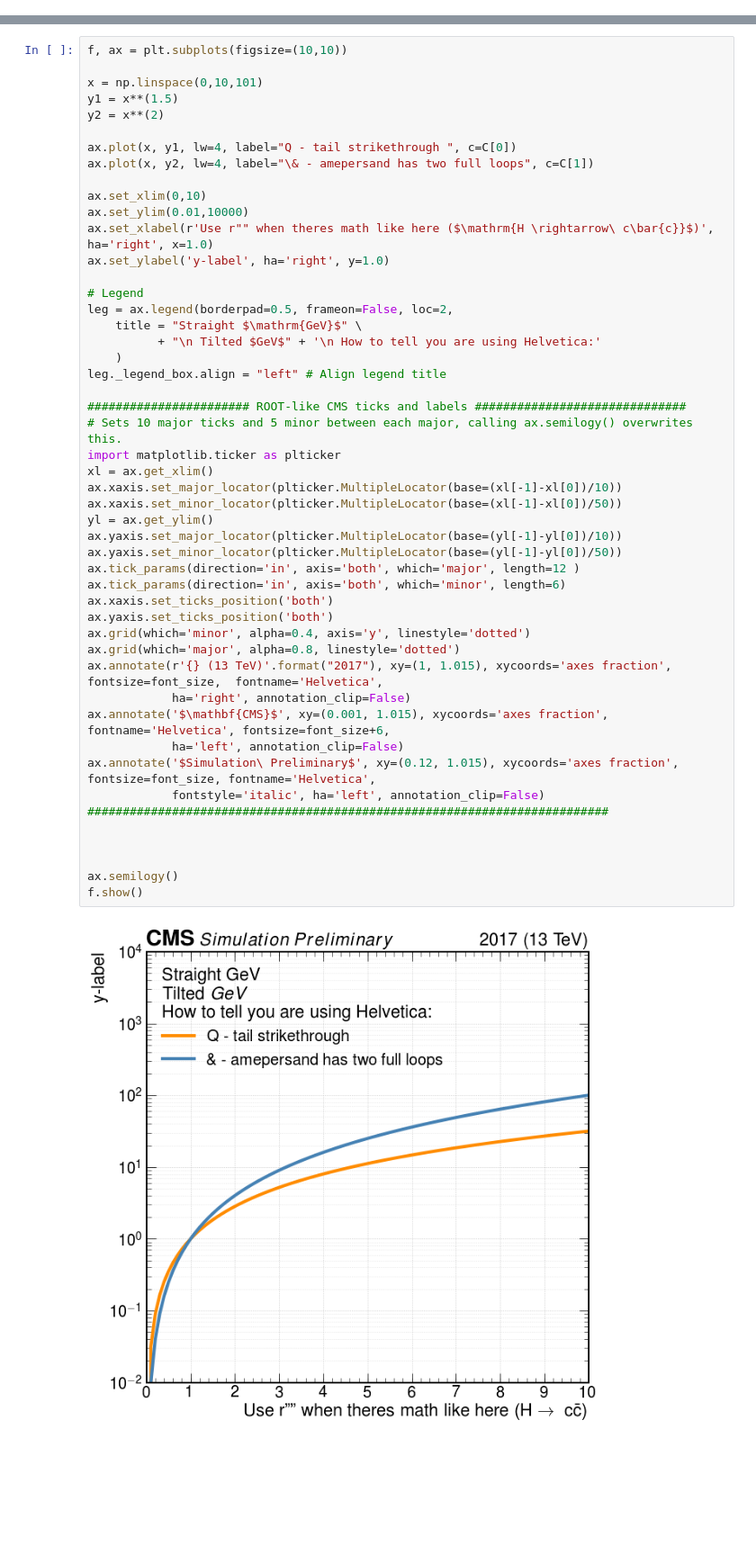
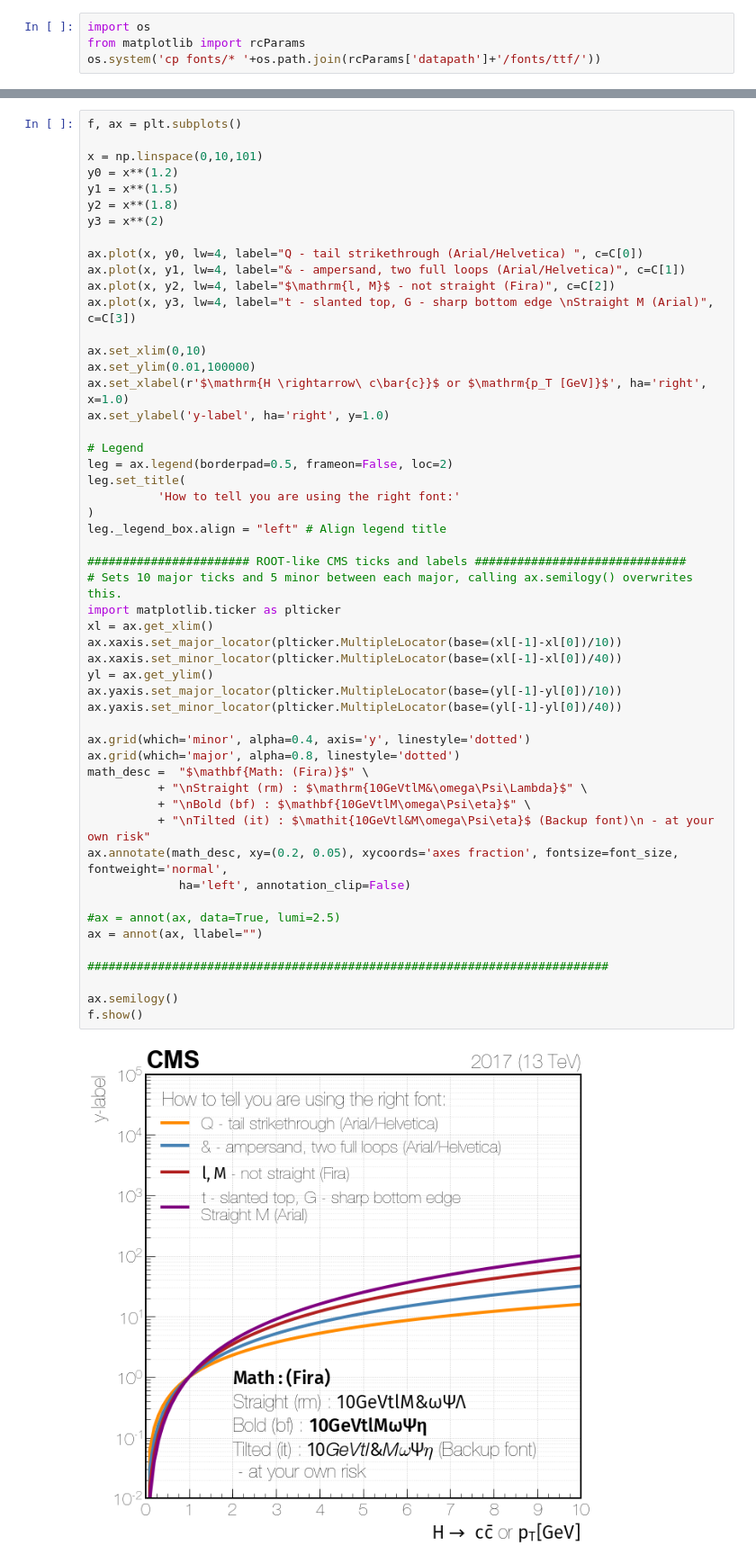
Before and after one commit to andrzejnovak/CMSStylempl, a Jupyter notebook: PlotStyle.ipynb, the cells around one changed output, grey strips where cells are left out. Shown: that part at 90% size. Drawn from its saved outputs; the diff is of its cells as text; blank space fills up the shorter version.

Commit message:
PlotStyle

```diff
--- a/PlotStyle.ipynb
+++ b/PlotStyle.ipynb
@@ -5,0 +1,4 @@ import numpy as np
+# %%
+import os
+from matplotlib import rcParams
+os.system('cp fonts/* '+os.path.join(rcParams['datapath']+'/fonts/ttf/'))
@@ -34,51 +140,54 @@ C = ['darkorange', 'steelblue', 'firebrick', 'purple']
 # %%
-f, ax = plt.subplots(figsize=(10,10))
+f, ax = plt.subplots()
 
 x = np.linspace(0,10,101)
+y0 = x**(1.2)
 y1 = x**(1.5)
-y2 = x**(2)
+y2 = x**(1.8)
+y3 = x**(2)
 
-ax.plot(x, y1, lw=4, label="Q - tail strikethrough ", c=C[0])
-ax.plot(x, y2, lw=4, label="\& - amepersand has two full loops", c=C[1])
+ax.plot(x, y0, lw=4, label="Q - tail strikethrough (Arial/Helvetica) ", c=C[0])
+ax.plot(x, y1, lw=4, label="& - ampersand, two full loops (Arial/Helvetica)", c=C[1])
+ax.plot(x, y2, lw=4, label="$\mathrm{l, M}$ - not straight (Fira)", c=C[2])
+ax.plot(x, y3, lw=4, label="t - slanted top, G - sharp bottom edge \nStraight M (Arial)", c=C[3])
 
 ax.set_xlim(0,10)
-ax.set_ylim(0.01,10000)
-ax.set_xlabel(r'Use r"" when theres math like here ($\mathrm{H \rightarrow\ c\bar{c}}$)', ha='right', x=1.0)
+ax.set_ylim(0.01,100000)
+ax.set_xlabel(r'$\mathrm{H \rightarrow\ c\bar{c}}$ or $\mathrm{p_T [GeV]}$', ha='right', x=1.0)
 ax.set_ylabel('y-label', ha='right', y=1.0)
 
 # Legend
-leg = ax.legend(borderpad=0.5, frameon=False, loc=2,
-    title = "Straight $\mathrm{GeV}$" \
-          + "\n Tilted $GeV$" + '\n How to tell you are using Helvetica:'
-    )
+leg = ax.legend(borderpad=0.5, frameon=False, loc=2)
+leg.set_title(
+          'How to tell you are using the right font:'
+)
 leg._legend_box.align = "left" # Align legend title
 
 ####################### ROOT-like CMS ticks and labels ##############################
 # Sets 10 major ticks and 5 minor between each major, calling ax.semilogy() overwrites this.
 import matplotlib.ticker as plticker
 xl = ax.get_xlim()
 ax.xaxis.set_major_locator(plticker.MultipleLocator(base=(xl[-1]-xl[0])/10))
-ax.xaxis.set_minor_locator(plticker.MultipleLocator(base=(xl[-1]-xl[0])/50))
+ax.xaxis.set_minor_locator(plticker.MultipleLocator(base=(xl[-1]-xl[0])/40))
 yl = ax.get_ylim()
 ax.yaxis.set_major_locator(plticker.MultipleLocator(base=(yl[-1]-yl[0])/10))
-ax.yaxis.set_minor_locator(plticker.MultipleLocator(base=(yl[-1]-yl[0])/50))
-ax.tick_params(direction='in', axis='both', which='major', length=12 )
-ax.tick_params(direction='in', axis='both', which='minor', length=6)
-ax.xaxis.set_ticks_position('both')
-ax.yaxis.set_ticks_position('both')
+ax.yaxis.set_minor_locator(plticker.MultipleLocator(base=(yl[-1]-yl[0])/40))
+
 ax.grid(which='minor', alpha=0.4, axis='y', linestyle='dotted')
 ax.grid(which='major', alpha=0.8, linestyle='dotted')
-ax.annotate(r'{} (13 TeV)'.format("2017"), xy=(1, 1.015), xycoords='axes fraction', fontsize=font_size,  fontname='Helvetica',
-            ha='right', annotation_clip=False)
-ax.annotate('$\mathbf{CMS}$', xy=(0.001, 1.015), xycoords='axes fraction', fontname='Helvetica', fontsize=font_size+6,
-            ha='left', annotation_clip=False)
-ax.annotate('$Simulation\ Preliminary$', xy=(0.12, 1.015), xycoords='axes fraction', fontsize=font_size, fontname='Helvetica',
-            fontstyle='italic', ha='left', annotation_clip=False)
+math_desc =  "$\mathbf{Math: (Fira)}$" \
+          + "\nStraight (rm) : $\mathrm{10GeVtlM&\omega\Psi\Lambda}$" \
+          + "\nBold (bf) : $\mathbf{10GeVtlM\omega\Psi\eta}$" \
+          + "\nTilted (it) : $\mathit{10GeVtl&M\omega\Psi\eta}$ (Backup font)\n - at your own risk"
+ax.annotate(math_desc, xy=(0.2, 0.05), xycoords='axes fraction', fontsize=font_size, fontweight='normal',
+             ha='left', annotation_clip=False)
+
+#ax = annot(ax, data=True, lumi=2.5)
+ax = annot(ax, llabel="")
+
 ##########################################################################
-
-
 
 ax.semilogy()
 f.show()
 # %% [output]
-[figure, old version]
+[figure, new version]
```
Also changed, not shown: parts of 7 cells of this notebook.
